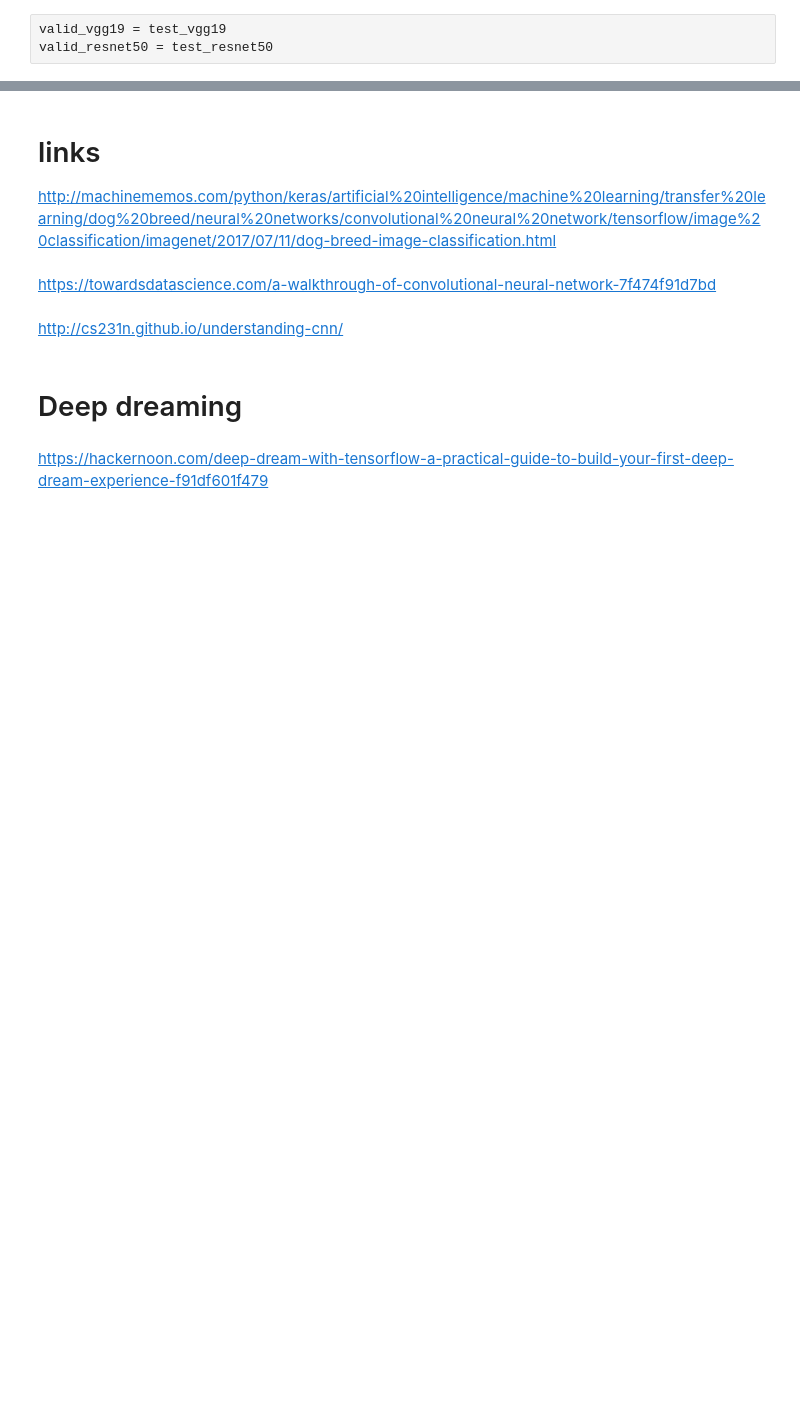
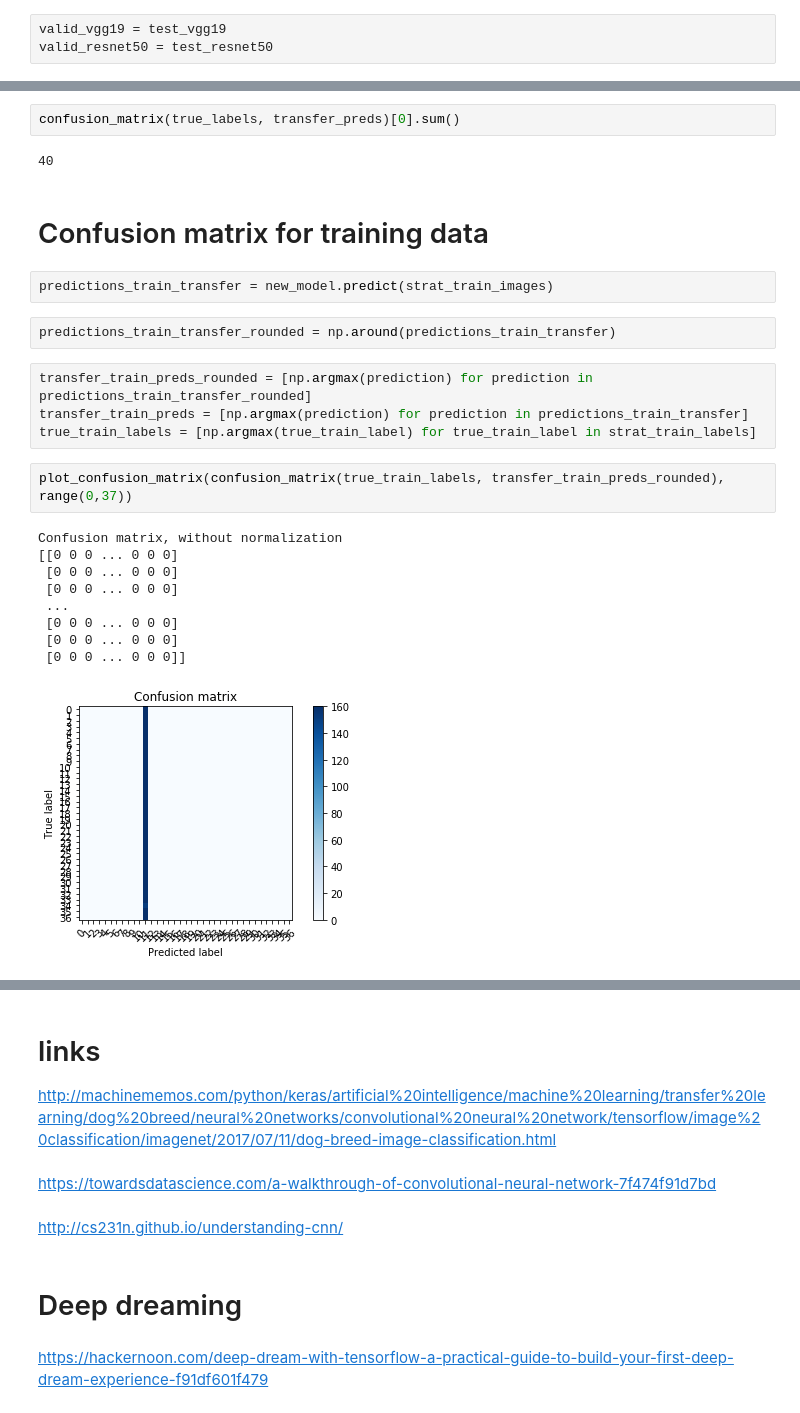
Before and after one commit to vanacorec/Mod4_Project, a Jupyter notebook: Untitled.ipynb, the cells around one changed output, grey strips where cells are left out. Cells and saved outputs as stored; diff of their text form; blank space fills up the shorter version.

```diff
--- a/Untitled.ipynb
+++ b/Untitled.ipynb
@@ -553,0 +869,26 @@ Test accuracy: 0.0020%
+# %%
+confusion_matrix(true_labels, transfer_preds)[0].sum()
+# %% [output]
+40
+# %% [markdown]
+# Confusion matrix for training data
+# %%
+predictions_train_transfer = new_model.predict(strat_train_images)
+# %%
+predictions_train_transfer_rounded = np.around(predictions_train_transfer)
+# %%
+transfer_train_preds_rounded = [np.argmax(prediction) for prediction in predictions_train_transfer_rounded]
+transfer_train_preds = [np.argmax(prediction) for prediction in predictions_train_transfer]
+true_train_labels = [np.argmax(true_train_label) for true_train_label in strat_train_labels]
+# %%
+plot_confusion_matrix(confusion_matrix(true_train_labels, transfer_train_preds_rounded), range(0,37))
+# %% [output]
+Confusion matrix, without normalization
+[[0 0 0 ... 0 0 0]
+ [0 0 0 ... 0 0 0]
+ [0 0 0 ... 0 0 0]
+ ...
+ [0 0 0 ... 0 0 0]
+ [0 0 0 ... 0 0 0]
+ [0 0 0 ... 0 0 0]]
+[figure, added]
```
Also changed, not shown: parts of 59 cells of this notebook.
